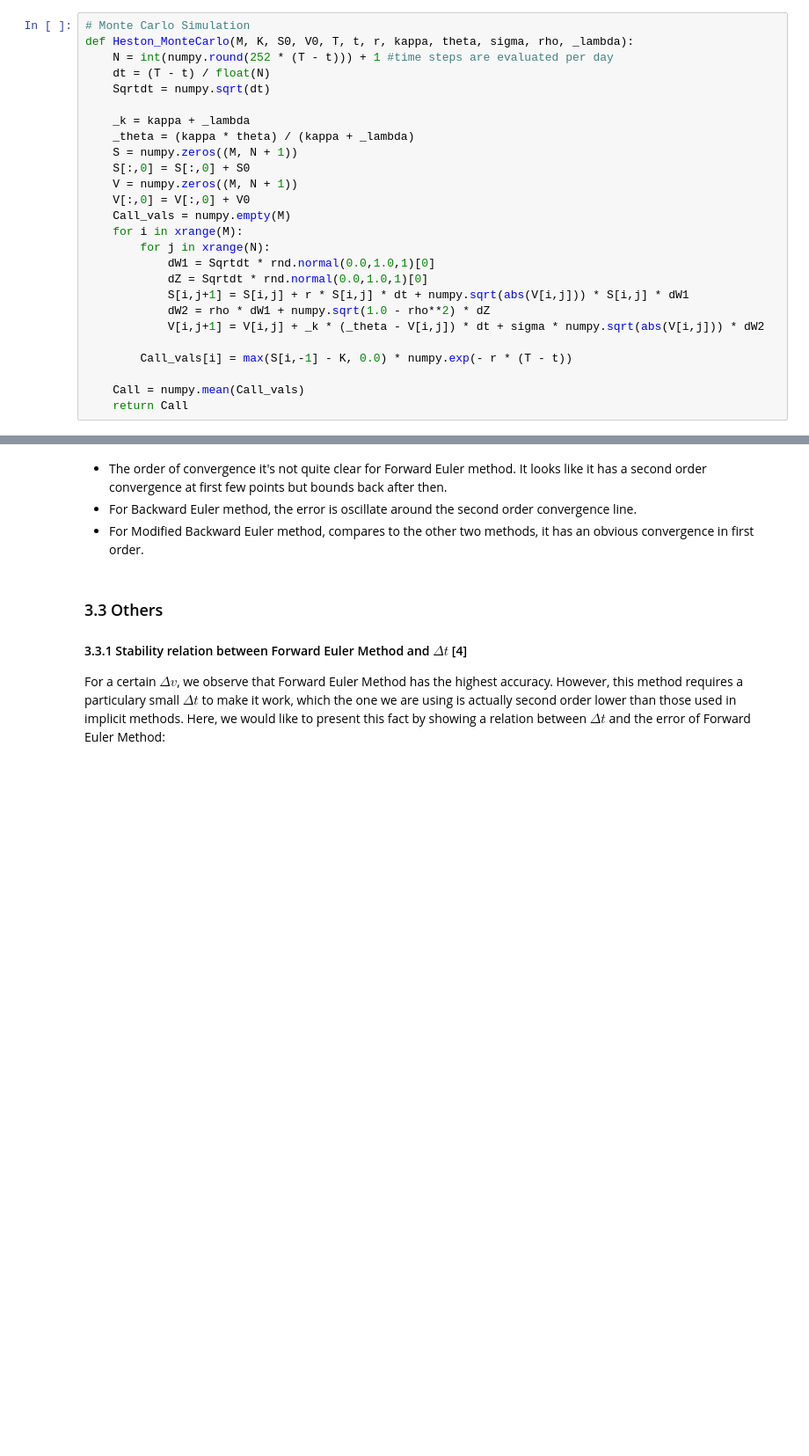
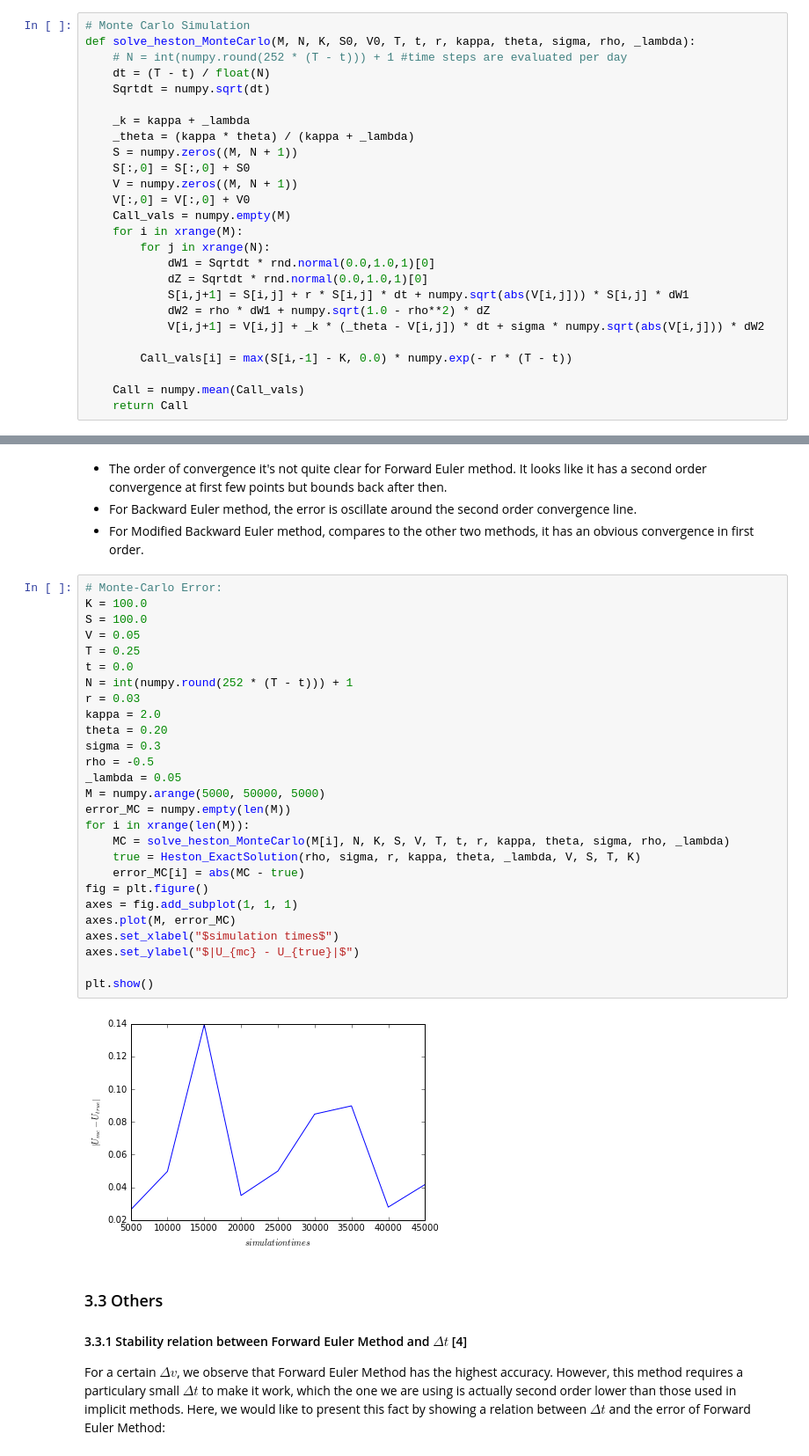
Before and after one commit to MelodyShih/FDOptionPricing, a Jupyter notebook: FinalReport.ipynb, the cells around one changed output, grey strips where cells are left out. Shown at 88% size. Cells and saved outputs as stored; diff of their text form; blank space fills up the shorter version.

```diff
--- a/FinalReport.ipynb
+++ b/FinalReport.ipynb
@@ -873,8 +873,8 @@ In practice, we simulate $M$ paths of stock price. The call option price for eac
 **Code Implementation**
 # %%
 # Monte Carlo Simulation
-def Heston_MonteCarlo(M, K, S0, V0, T, t, r, kappa, theta, sigma, rho, _lambda):
-    N = int(numpy.round(252 * (T - t))) + 1 #time steps are evaluated per day
+def solve_heston_MonteCarlo(M, N, K, S0, V0, T, t, r, kappa, theta, sigma, rho, _lambda):
+    # N = int(numpy.round(252 * (T - t))) + 1 #time steps are evaluated per day
     dt = (T - t) / float(N)
     Sqrtdt = numpy.sqrt(dt)
 
@@ -1079,6 +1082,35 @@ plt.show()
 * The order of convergence it's not quite clear for Forward Euler method. It looks like it has a second order convergence at first few points but bounds back after then.
 * For Backward Euler method, the error is oscillate around the second order convergence line.
 * For Modified Backward Euler method, compares to the other two methods, it has an obvious convergence in first order.
+# %%
+# Monte-Carlo Error:
+K = 100.0
+S = 100.0
+V = 0.05
+T = 0.25
+t = 0.0
+N = int(numpy.round(252 * (T - t))) + 1
+r = 0.03
+kappa = 2.0
+theta = 0.20
+sigma = 0.3
+rho = -0.5
+_lambda = 0.05
+M = numpy.arange(5000, 50000, 5000)
+error_MC = numpy.empty(len(M))
+for i in xrange(len(M)):
+    MC = solve_heston_MonteCarlo(M[i], N, K, S, V, T, t, r, kappa, theta, sigma, rho, _lambda)
+    true = Heston_ExactSolution(rho, sigma, r, kappa, theta, _lambda, V, S, T, K)
+    error_MC[i] = abs(MC - true)
+fig = plt.figure()
+axes = fig.add_subplot(1, 1, 1)
+axes.plot(M, error_MC)
+axes.set_xlabel("$simulation times$")
+axes.set_ylabel("$|U_{mc} - U_{true}|$")
+
+plt.show()
+# %% [output]
+[figure, added]
 # %% [markdown]
 ### 3.3 Others
 #### 3.3.1 Stability relation between Forward Euler Method and $\Delta t$ [4]
```
Also changed, not shown: parts of 2 cells of this notebook, 1 other file.
